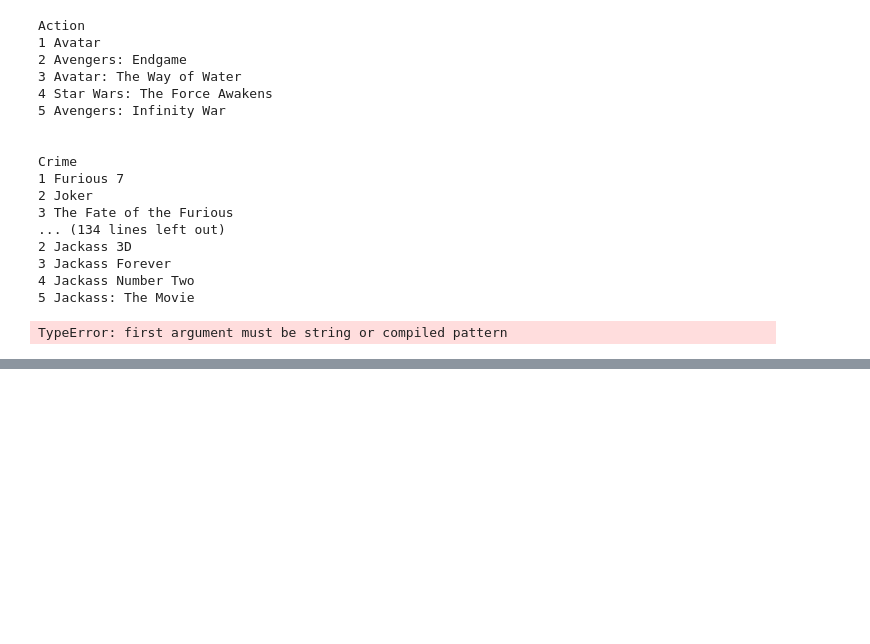
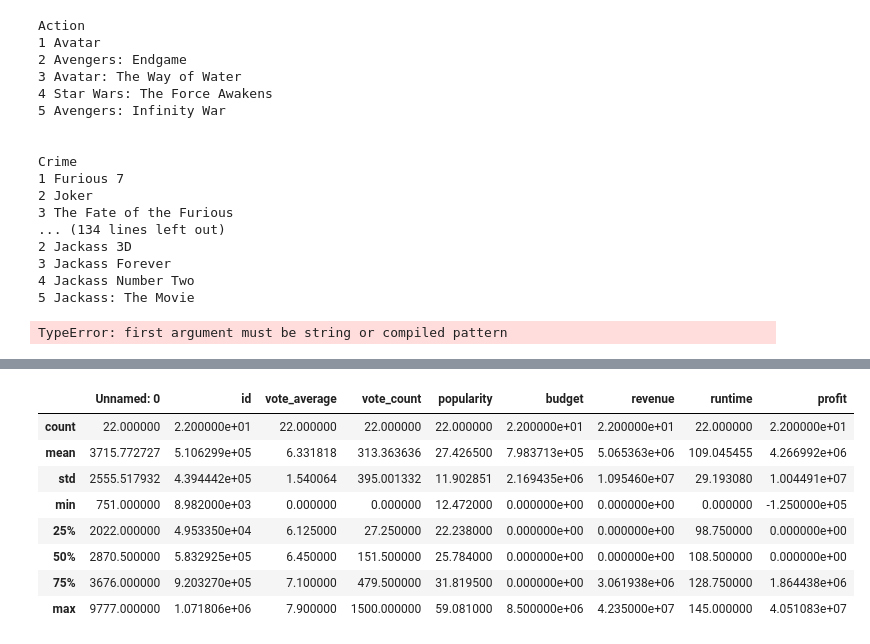
Before and after one commit to tarothanawat/MoviePicks_Project, a Jupyter notebook: data_testing.ipynb, the cells around one changed output, grey strips where cells are left out. Saved outputs shown, nothing was run; the diff lists cells and outputs as text; code cells hidden in the pictures; blank space fills up the shorter version.

```diff
--- a/data_testing.ipynb
+++ b/data_testing.ipynb
@@ -390,0 +444,12 @@ KeyError: 'profit'
+# %%
+thai_movies.describe()
+# %% [output]
+|  | Unnamed: 0 | id | vote_average | vote_count | popularity | budget | revenue | runtime | profit |
+| count | 22.000000 | 2.200000e+01 | 22.000000 | 22.000000 | 22.000000 | 2.200000e+01 | 2.200000e+01 | 22.000000 | 2.200000e+01 |
+| mean | 3715.772727 | 5.106299e+05 | 6.331818 | 313.363636 | 27.426500 | 7.983713e+05 | 5.065363e+06 | 109.045455 | 4.266992e+06 |
+| std | 2555.517932 | 4.394442e+05 | 1.540064 | 395.001332 | 11.902851 | 2.169435e+06 | 1.095460e+07 | 29.193080 | 1.004491e+07 |
+| min | 751.000000 | 8.982000e+03 | 0.000000 | 0.000000 | 12.472000 | 0.000000e+00 | 0.000000e+00 | 0.000000 | -1.250000e+05 |
+| 25% | 2022.000000 | 4.953350e+04 | 6.125000 | 27.250000 | 22.238000 | 0.000000e+00 | 0.000000e+00 | 98.750000 | 0.000000e+00 |
+| 50% | 2870.500000 | 5.832925e+05 | 6.450000 | 151.500000 | 25.784000 | 0.000000e+00 | 0.000000e+00 | 108.500000 | 0.000000e+00 |
+| 75% | 3676.000000 | 9.203270e+05 | 7.100000 | 479.500000 | 31.819500 | 0.000000e+00 | 3.061938e+06 | 128.750000 | 1.864438e+06 |
+| max | 9777.000000 | 1.071806e+06 | 7.900000 | 1500.000000 | 59.081000 | 8.500000e+06 | 4.235000e+07 | 145.000000 | 4.051083e+07 |
```
Also changed, not shown: parts of 8 cells of this notebook, 1 other file.
